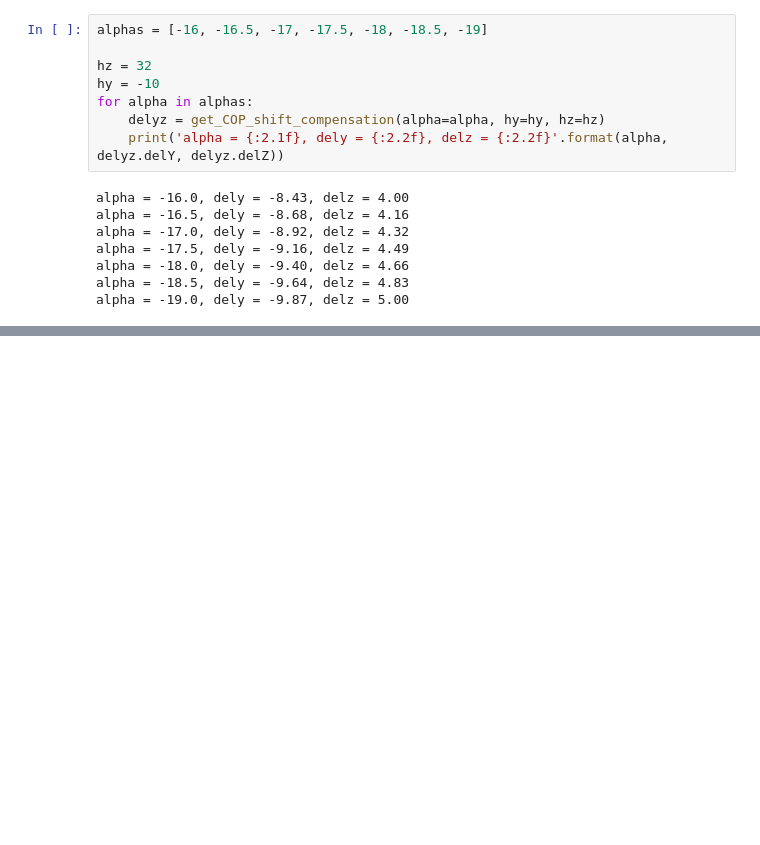
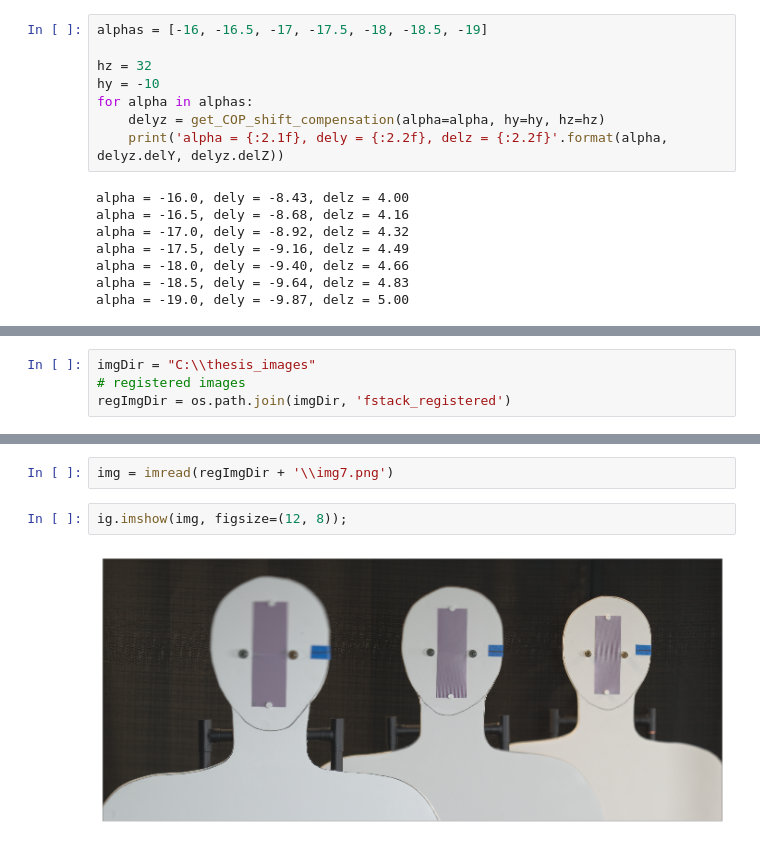
Before and after one commit to indranilsinharoy/phd-artifacts, a Jupyter notebook: chapters/chapter05_extending_imaging_volume/experiment/Angular_focus_stacking_experiment.ipynb, the cells around one changed output, grey strips where cells are left out. Drawn from its saved outputs; the diff is of its cells as text; blank space fills up the shorter version.

```diff
--- a/chapters/chapter05_extending_imaging_volume/experiment/Angular_focus_stacking_experiment.ipynb
+++ b/chapters/chapter05_extending_imaging_volume/experiment/Angular_focus_stacking_experiment.ipynb
@@ -289,0 +555,4 @@ alpha = -19.0, dely = -9.87, delz = 5.00
+# %%
+imgDir = "C:\\thesis_images"
+# registered images
+regImgDir = os.path.join(imgDir, 'fstack_registered')
@@ -289,0 +617,6 @@ alpha = -19.0, dely = -9.87, delz = 5.00
+# %%
+img = imread(regImgDir + '\\img7.png')
+# %%
+ig.imshow(img, figsize=(12, 8));
+# %% [output]
+[figure, added]
```
Also changed, not shown: parts of 50 cells of this notebook, 23 other files.
